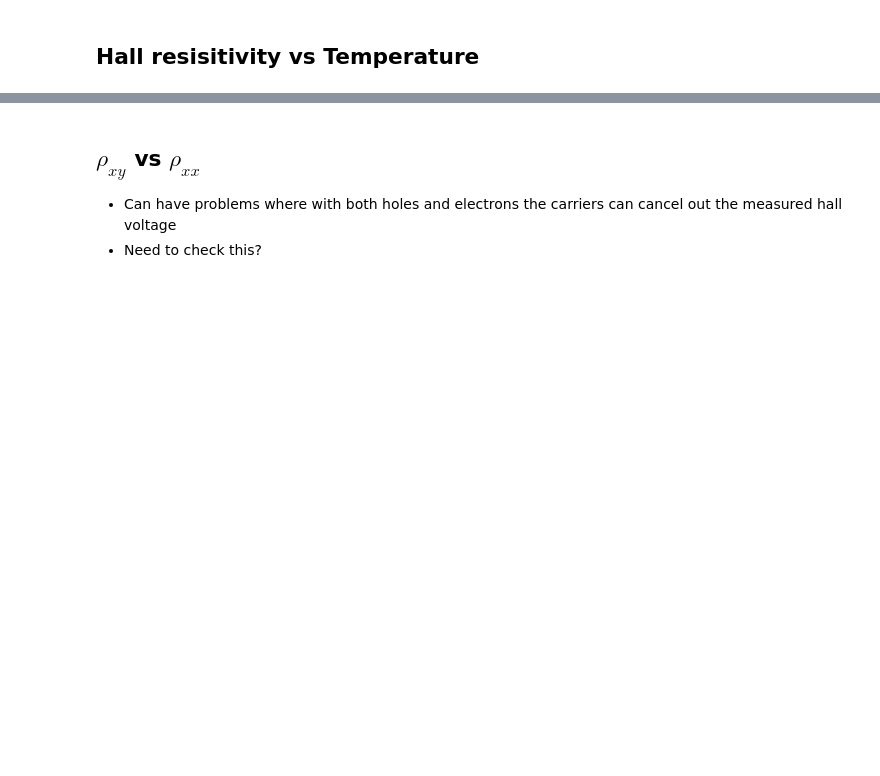
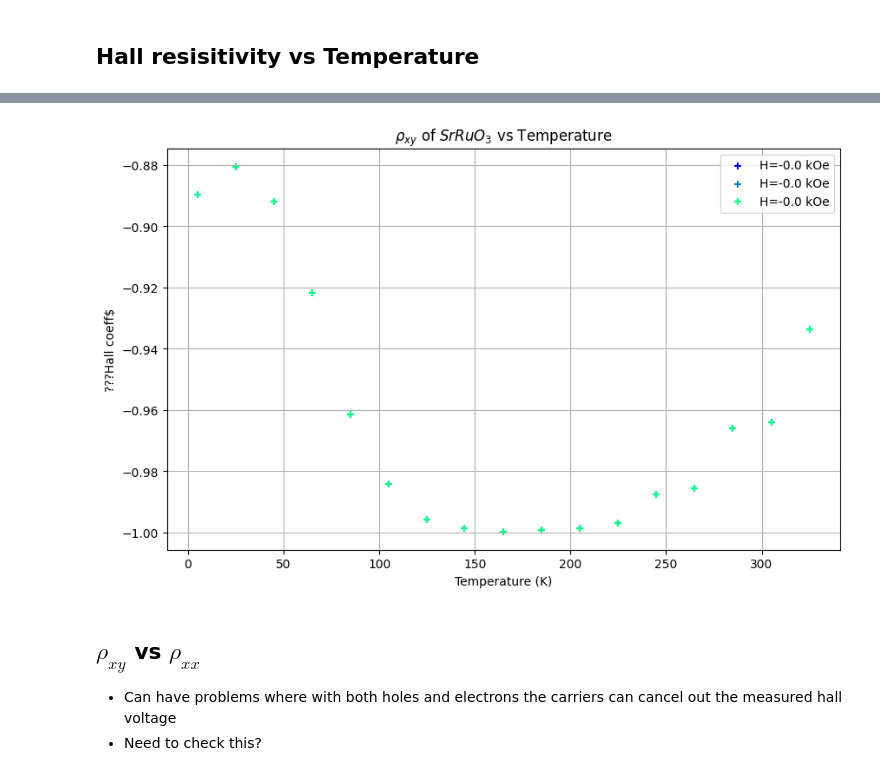
Before and after one commit to hc3413/Electronic_properties_of_thin_films, a Jupyter notebook: Analysis.ipynb, the cells around one changed output, grey strips where cells are left out. Cells and saved outputs as stored; diff of their text form; code cells hidden in the pictures; blank space fills up the shorter version.

```diff
--- a/Analysis.ipynb
+++ b/Analysis.ipynb
@@ -396,3 +437,43 @@ plt.show()
+# %%
+# Create a figure and axis
+fig9 = plt.figure(figsize=(10, 6))
+ax = fig9.add_subplot(111)  # Create a single subplot
+
+#c_val = plt.cm.jet(np.linspace(0,1,num_field_points))
+# Generating one set of colors for increasing positive field and one set for decreasing negative field
+# higher field is brighter color in both cases
+c_val = plt.get_cmap('winter')(np.linspace(0, 1, 3))
+
+
+# Create separate marker arrays for positive and negative fields stiched together
+markers = ['x'] * int(ctf[5] / 2) + ['+'] * int(ctf[5] / 2)
+
+
+ax.scatter(hall_coefficient[:,0], hall_coefficient[:,2] , marker=markers[k], color=c_val[0], label = f'H={np.round(hall_data[k,1]/1000,decimals=0)} kOe')
+
+ax.scatter(hall_coefficient[:,0], hall_coefficient[:,4] , marker=markers[k], color=c_val[1], label = f'H={np.round(hall_data[k,1]/1000,decimals=0)} kOe')
+
+ax.scatter(hall_coefficient[:,0], hall_coefficient[:,6] , marker=markers[k], color=c_val[2], label = f'H={np.round(hall_data[k,1]/1000,decimals=0)} kOe')
+
+# Set labels and title
+ax.set_xlabel('Temperature (K)')
+ax.set_ylabel(r'???Hall coeff$')
+ax.set_title(r'$\rho_{xy}$ of $SrRuO_3$ vs Temperature')
+# ax.set_xlim(0,100)
+# ax.set_ylim(1425,1525)
+
+# Add a grid
+ax.grid(True)
+
+# Add a legend
+ax.legend()
+
+# Show the plot
+plt.show()
+
+#fig3.savefig(Path(path_out).joinpath('resistivity_vs_temperature.png'))
+# %% [output]
+[figure, added]
 # %% [markdown]
 ## $\rho_{xy}$ vs $\rho_{xx}$
 - Can have problems where with both holes and electrons the carriers can cancel out the measured hall voltage
```
Also changed, not shown: parts of 11 cells of this notebook, 1 other file.
